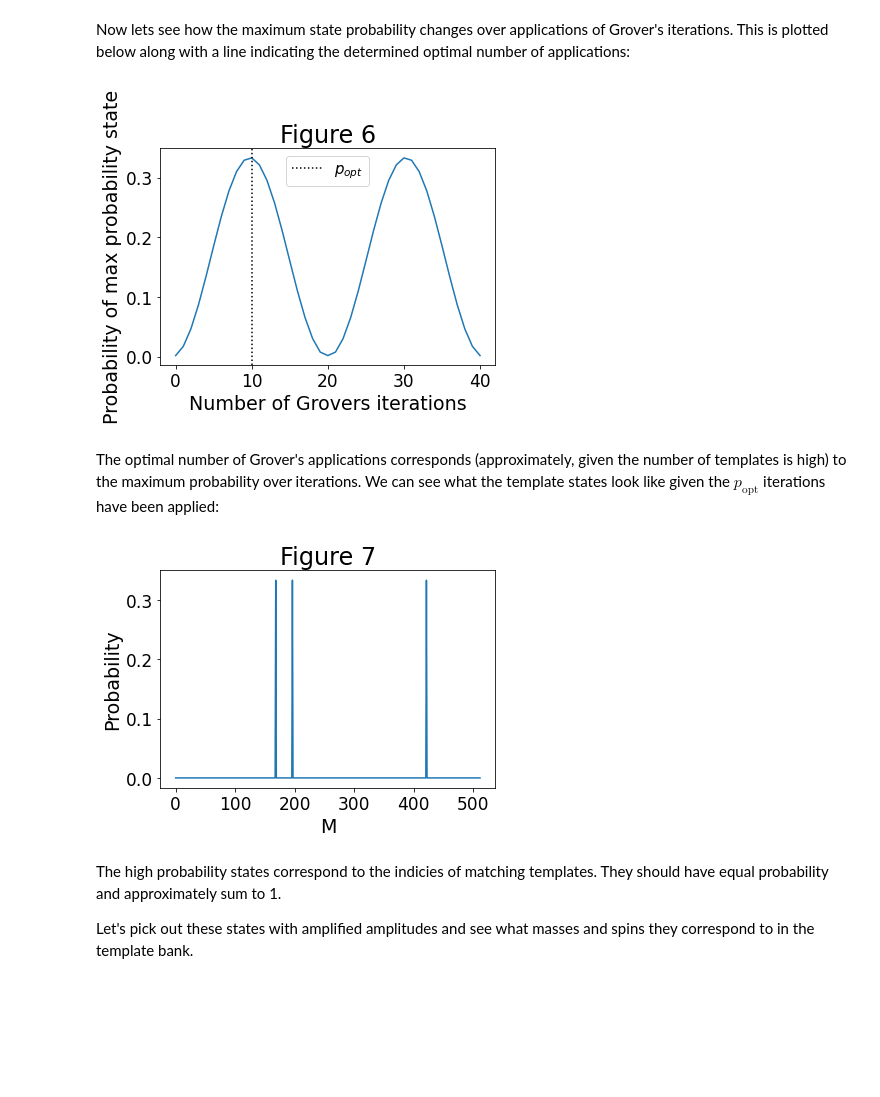
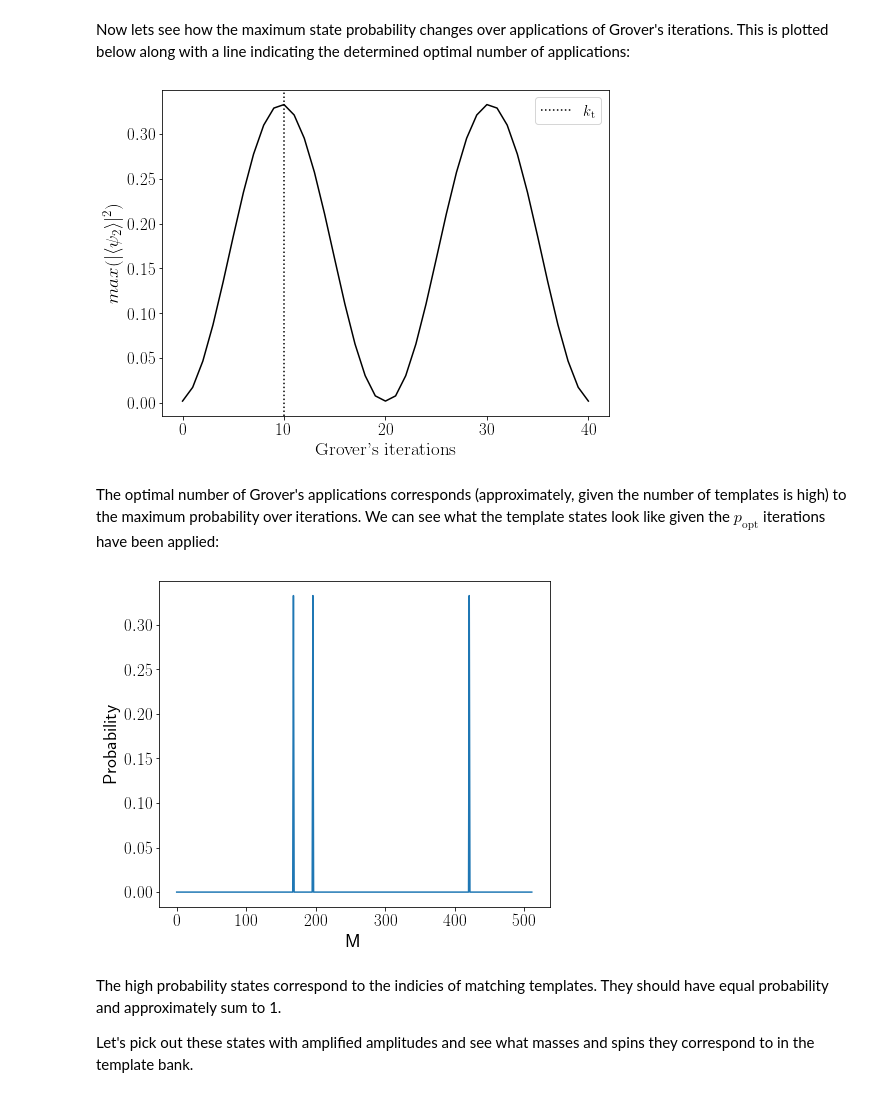
Before and after one commit to Fergus-Hayes/quantum-matched-filter, a Jupyter notebook: QMF_150914.ipynb, the cells around one changed output. Saved outputs shown, nothing was run; the diff lists cells and outputs as text; code cells hidden in the pictures; blank space fills up the shorter version.

Commit message:
Added SNR threshold comparison and plotting details

```diff
--- a/QMF_150914.ipynb
+++ b/QMF_150914.ipynb
@@ -21,6 +22,14 @@ debug = False
 
 # Set the random number generator seed
 np.random.seed(int(time.time()))
+# %%
+#plt.rcParams["font.family"] = "Times New Roman"
+#plt.rcParams["font.family"] = "serif"
+#plt.rcParams["mathtext.fontset"] = "dejavuserif"
+matplotlib.rc('text', usetex = True)
+matplotlib.rc('font', **{'family' : "sans-serif"})
+params= {'text.latex.preamble' : [r'\usepackage{amsmath}']}
+figsize=(8,6)
 # %%
 # Set the threshold SNR
 SNR = 12.
@@ -39,0 +41,18 @@ plt.show()
+# %%
+fig = plt.figure(figsize=figsize)
+#plt.title('Figure 1')
+
+waveform = get_td_waveform(approximant="IMRPhenomPv3",
+                            mass1=35.6, mass2=30.6,
+                            spin1z=0., spin2z=0.,
+                            delta_t=1./2048, f_lower=20)
+waveform = waveform[0]
+waveform.resize(len(np.fft.irfft(Data)))
+
+plt.plot(waveform)
+#plt.plot(np.arange(len(np.fft.irfft(Data)))/2048., np.fft.irfft(Data)/1.e-25, lw=.2, color='black')
+plt.xlabel(r'$t$ (s)')
+plt.ylabel(r'$x(t)$ ($10^{-25}$)')
+plt.savefig('plots/strain.png')
+plt.tight_layout()
+plt.show()
@@ -401,37 +429,41 @@ Optimum number of Grover applications: 10
 # %% [markdown]
 Now we can just apply Grover's algorithm $p_{\text{opt}}$ times to $\frac{1}{\sqrt{M}}\sum_{i=0}^{M-1}|m⟩$ to result in a state with amplitudes maximally amplified corresponding to matching states:
 # %%
-psi_0 = np.ones((M))/np.sqrt(M)
-psi_1 = np.dot(np.linalg.matrix_power(np.matmul(U_s(w),U_w(w)),opt_p),psi_0)
+psi_0_ = np.ones((M))/np.sqrt(M)
+psi_1_opt = np.dot(np.linalg.matrix_power(np.matmul(U_s(w),U_w(w)),opt_p),psi_0_)
 # %% [markdown]
 Now lets see how the maximum state probability changes over applications of Grover's iterations. This is plotted below along with a line indicating the determined optimal number of applications:
 # %%
 probs_out = []
 for p in np.arange(4*opt_p+1):
-    psi_1_ = np.dot(np.linalg.matrix_power(np.matmul(U_s(w),U_w(w)),p),psi_0)
+    psi_1_ = np.dot(np.linalg.matrix_power(np.matmul(U_s(w),U_w(w)),p),psi_0_)
     probs_out.append(np.max(np.abs(psi_1_)**2))
 
 probs_out = np.array(probs_out)
 # %%
-plt.title('Figure 6')
-plt.plot(probs_out)
-plt.xlabel('Number of Grovers iterations')
-plt.ylabel('Probability of max probability state')
-plt.axvline(opt_p, ls=':', color='black', label=r'$p_{opt}$')
+#plt.title('Figure 6')
+fig = plt.figure(figsize=figsize)
+plt.plot(probs_out, color='black')
+plt.xlabel(r"\textrm{Grover's iterations}")
+plt.ylabel(r'$max(|\langle\psi_{2}\rangle|^{2})$')#Probability of max probability state')
+plt.axvline(opt_p, ls=':', color='black', label=r'$k_{\mathrm{t}}$')
+#plt.axvline(opt_p, ls=':', color='black', label=r'$p_{opt}$')
 plt.legend(fontsize=15)
+plt.savefig('plots/popt.png')
 plt.show()
 # %% [output]
-[figure, old version]
+[figure, new version]
 # %% [markdown]
 The optimal number of Grover's applications corresponds (approximately, given the number of templates is high) to the maximum probability over iterations. We can see what the template states look like given the $p_{\text{opt}}$ iterations have been applied:
 # %%
-plt.title('Figure 7')
-plt.plot(np.abs(psi_1)**2)
+#plt.title('Figure 7')
+fig = plt.figure(figsize=(7,6))
+plt.plot(np.abs(psi_1_opt)**2)
 plt.xlabel('M')
 plt.ylabel('Probability')
 plt.show()
 # %% [output]
-[figure, old version]
+[figure, new version]
 # %% [markdown]
 The high probability states correspond to the indicies of matching templates. They should have equal probability and approximately sum to 1.
 
```
Also changed, not shown: parts of 17 cells of this notebook, 5 other files.
